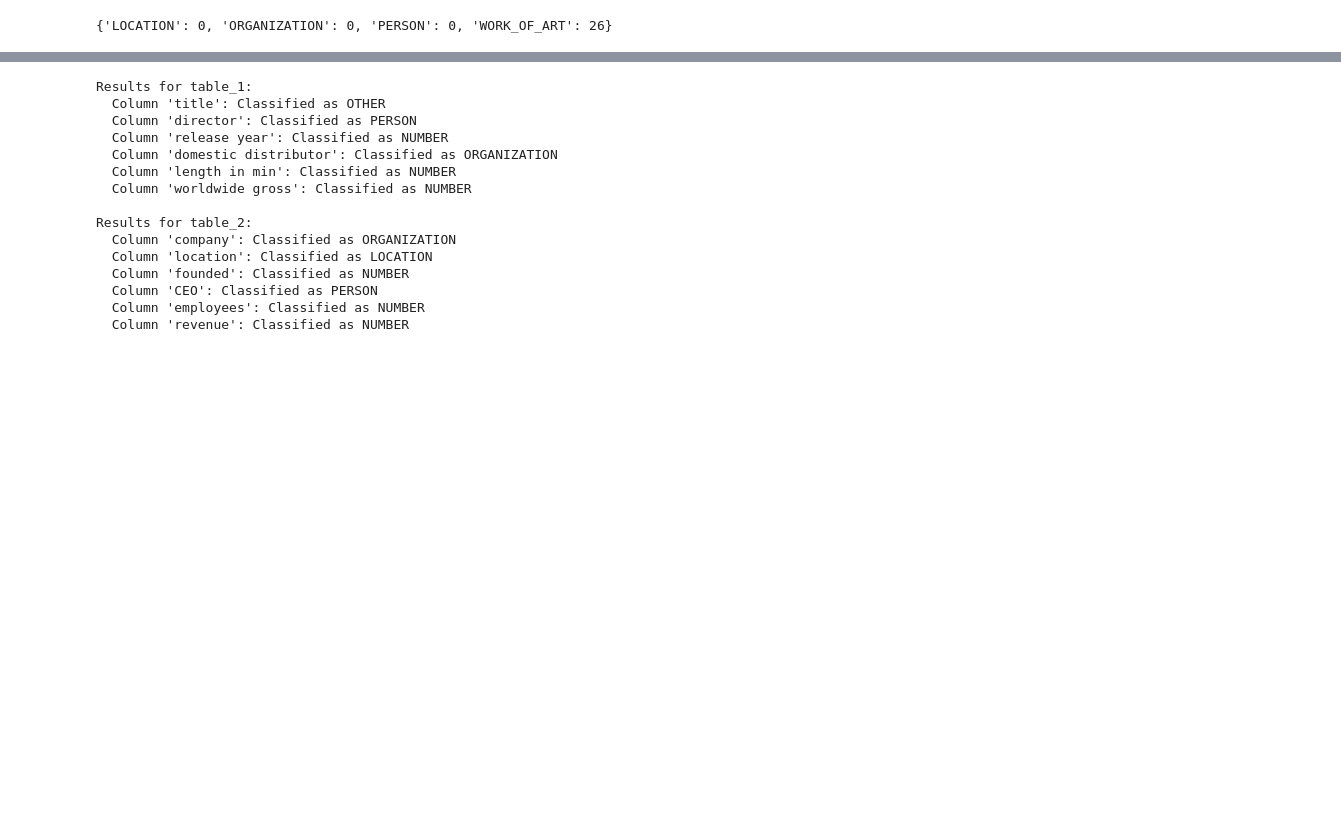
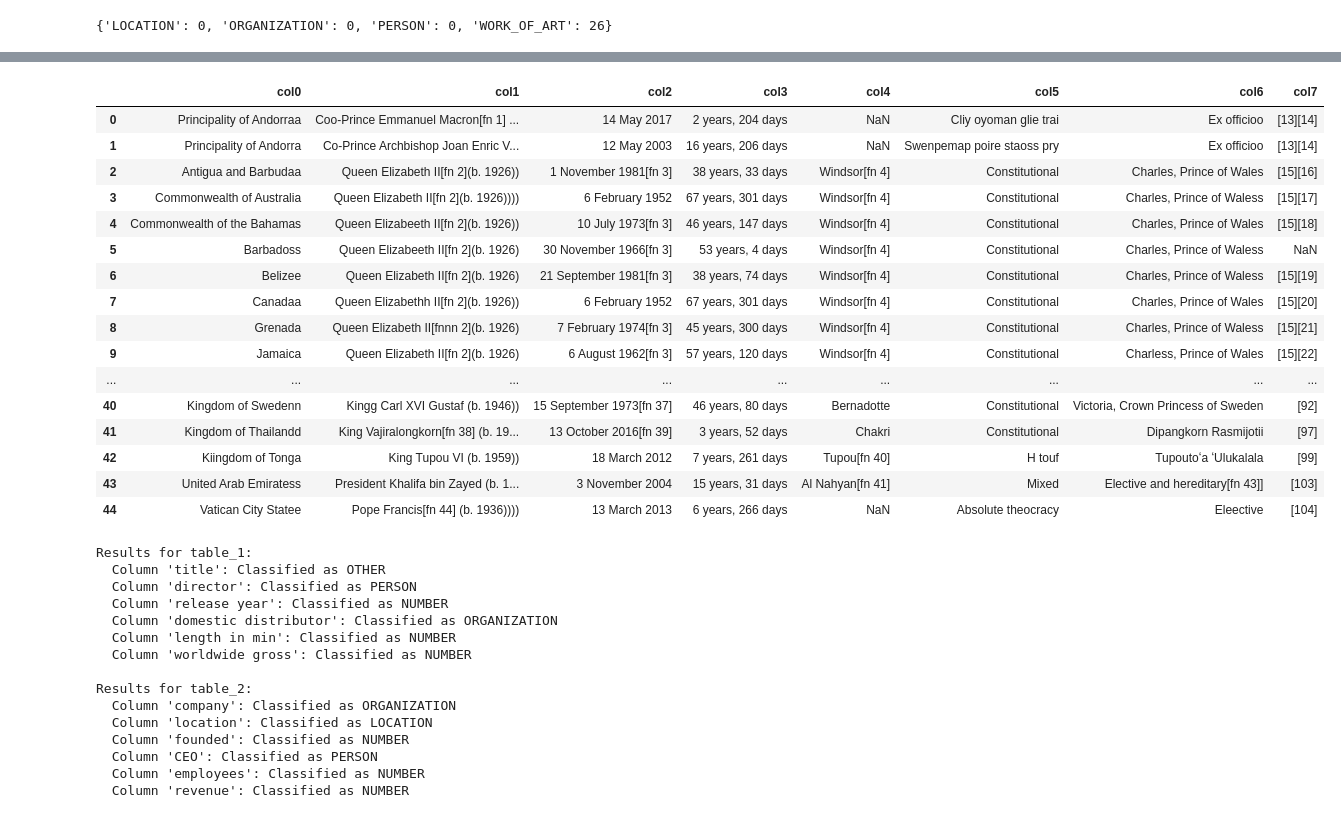
Before and after one commit to roby-avo/spacy-column-classifier, a Jupyter notebook: test.ipynb, the cells around one changed output, grey strips where cells are left out. Cells and saved outputs as stored; diff of their text form; code cells hidden in the pictures; blank space fills up the shorter version.

```diff
--- a/test.ipynb
+++ b/test.ipynb
@@ -268,12 +74,13 @@ import pandas as pd
 
 # Example usage: Define multiple DataFrames to process
 dataframes = [
-    pd.read_csv(f"./tables/film.csv")  # Load each table from the CSV file
-    for i in range(5)  # Assuming you have 5 tables (adjust accordingly)
+    pd.read_csv(f"./tables/UK Buyers for GPT reconciliation.csv"),  # Load each table from the CSV file
+    pd.read_csv(f"./tables/00E2H310.csv"),  # Load each table from the CSV file
+    pd.read_csv(f"./tables/SNUO09BH.csv"),  # Load each table from the CSV file
 ]
 
 # Create an instance of ColumnClassifier (model_type can be 'accurate' or 'fast')
-classifier = ColumnClassifier(model_type='accurate')
+classifier = ColumnClassifier(model_type='fast')
 
 # Classify multiple tables using pipe for performance
 results = classifier.classify_multiple_tables(dataframes)
@@ -306,3 +133,23 @@ Results for table_2:
+# %%
+dataframes[2]
+# %% [output]
+|  | col0 | col1 | col2 | col3 | col4 | col5 | col6 | col7 |
+| 0 | Principality of Andorraa | Coo-Prince Emmanuel Macron[fn 1] ... | 14 May 2017 | 2 years, 204 days | NaN | Cliy oyoman glie trai | Ex officioo | [13][14] |
+| 1 | Principality of Andorra | Co-Prince Archbishop Joan Enric V... | 12 May 2003 | 16 years, 206 days | NaN | Swenpemap poire staoss pry | Ex officioo | [13][14] |
+| 2 | Antigua and Barbudaa | Queen Elizabeth II[fn 2](b. 1926)) | 1 November 1981[fn 3] | 38 years, 33 days | Windsor[fn 4] | Constitutional | Charles, Prince of Wales | [15][16] |
+| 3 | Commonwealth of Australia | Queen Elizabeth II[fn 2](b. 1926)))) | 6 February 1952 | 67 years, 301 days | Windsor[fn 4] | Constitutional | Charles, Prince of Waless | [15][17] |
+| 4 | Commonwealth of the Bahamas | Queen Elizabeeth II[fn 2](b. 1926)) | 10 July 1973[fn 3] | 46 years, 147 days | Windsor[fn 4] | Constitutional | Charles, Prince of Wales | [15][18] |
+| 5 | Barbadoss | Queen Elizabeeth II[fn 2](b. 1926) | 30 November 1966[fn 3] | 53 years, 4 days | Windsor[fn 4] | Constitutional | Charles, Prince of Waless | NaN |
+| 6 | Belizee | Queen Elizabeth II[fn 2](b. 1926) | 21 September 1981[fn 3] | 38 years, 74 days | Windsor[fn 4] | Constitutional | Charles, Prince of Waless | [15][19] |
+| 7 | Canadaa | Queen Elizabethh II[fn 2](b. 1926)) | 6 February 1952 | 67 years, 301 days | Windsor[fn 4] | Constitutional | Charles, Prince of Wales | [15][20] |
+| 8 | Grenada | Queen Elizabeth II[fnnn 2](b. 1926) | 7 February 1974[fn 3] | 45 years, 300 days | Windsor[fn 4] | Constitutional | Charles, Prince of Waless | [15][21] |
+| 9 | Jamaica | Queen Elizabeth II[fn 2](b. 1926) | 6 August 1962[fn 3] | 57 years, 120 days | Windsor[fn 4] | Constitutional | Charless, Prince of Wales | [15][22] |
+| ... | ... | ... | ... | ... | ... | ... | ... | ... |
+| 40 | Kingdom of Swedenn | Kingg Carl XVI Gustaf (b. 1946)) | 15 September 1973[fn 37] | 46 years, 80 days | Bernadotte | Constitutional | Victoria, Crown Princess of Sweden | [92] |
+| 41 | Kingdom of Thailandd | King Vajiralongkorn[fn 38] (b. 19... | 13 October 2016[fn 39] | 3 years, 52 days | Chakri | Constitutional | Dipangkorn Rasmijotii | [97] |
+| 42 | Kiingdom of Tonga | King Tupou VI (b. 1959)) | 18 March 2012 | 7 years, 261 days | Tupou[fn 40] | H touf | Tupoutoʻa ʻUlukalala | [99] |
+| 43 | United Arab Emiratess | President Khalifa bin Zayed (b. 1... | 3 November 2004 | 15 years, 31 days | Al Nahyan[fn 41] | Mixed | Elective and hereditary[fn 43]] | [103] |
+| 44 | Vatican City Statee | Pope Francis[fn 44] (b. 1936)))) | 13 March 2013 | 6 years, 266 days | NaN | Absolute theocracy | Eleective | [104] |
 # %%
 import pandas as pd
 from column_classifier import ColumnClassifier
```
Also changed, not shown: parts of 20 cells of this notebook, 2 other files.
